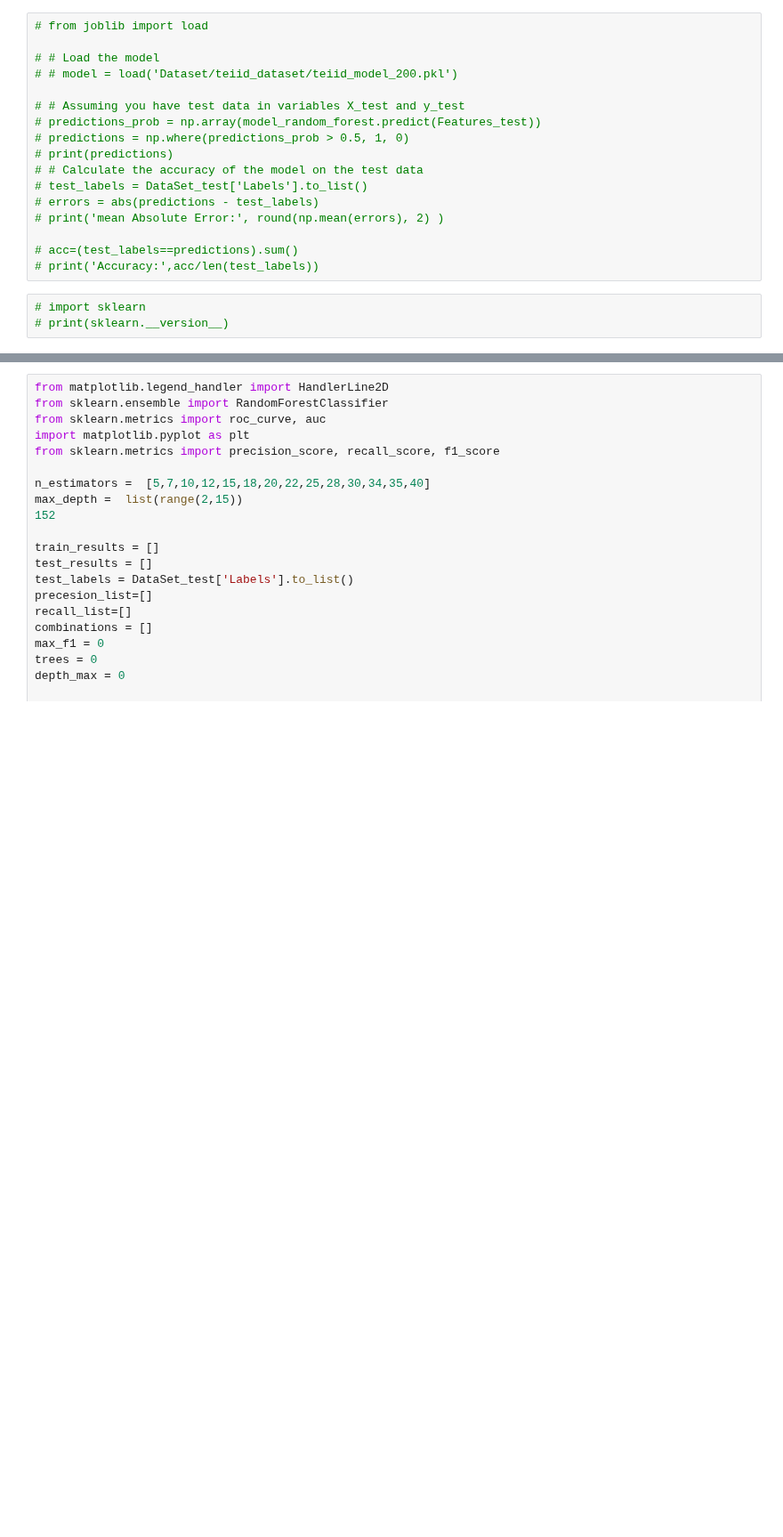
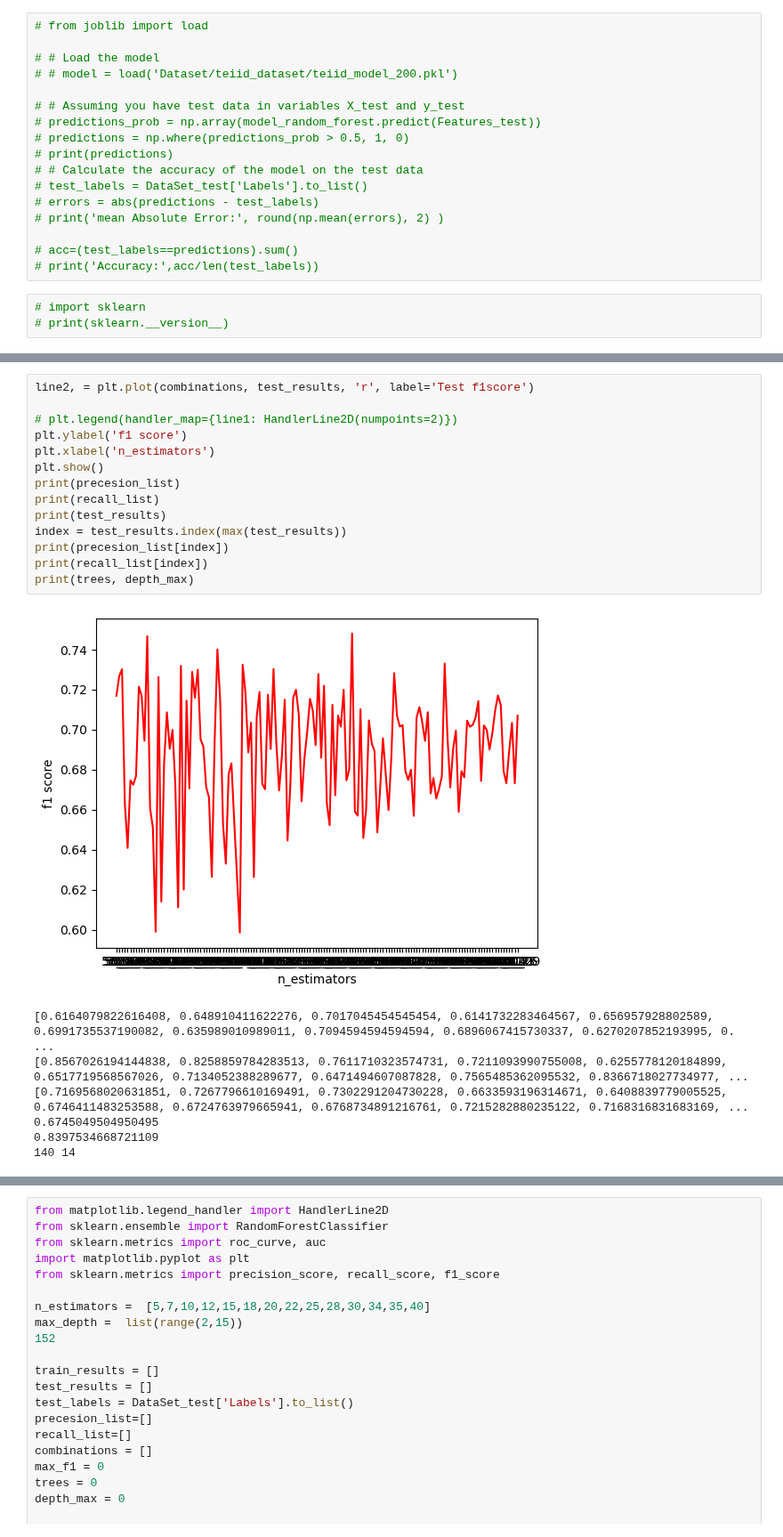
Before and after one commit to sohad-hossam/Intellitest, a Jupyter notebook: MachineLearning.ipynb, the cells around one changed output, grey strips where cells are left out. Shown at 89% size. Saved outputs shown, nothing was run; the diff lists cells and outputs as text; blank space fills up the shorter version.

```diff
--- a/MachineLearning.ipynb
+++ b/MachineLearning.ipynb
@@ -2774,3 +2809,25 @@ print(trees, depth_max)
+# %%
+line2, = plt.plot(combinations, test_results, 'r', label='Test f1score')
+
+# plt.legend(handler_map={line1: HandlerLine2D(numpoints=2)})
+plt.ylabel('f1 score')
+plt.xlabel('n_estimators')
+plt.show()
+print(precesion_list)
+print(recall_list)
+print(test_results)
+index = test_results.index(max(test_results))
+print(precesion_list[index])
+print(recall_list[index])
+print(trees, depth_max)
+# %% [output]
+[figure, added]
+[0.6164079822616408, 0.648910411622276, 0.7017045454545454, 0.6141732283464567, 0.656957928802589, 0.6991735537190082, 0.635989010989011, 0.7094594594594594, 0.6896067415730337, 0.6270207852193995, 0. ...
+[0.8567026194144838, 0.8258859784283513, 0.7611710323574731, 0.7211093990755008, 0.6255778120184899, 0.6517719568567026, 0.7134052388289677, 0.6471494607087828, 0.7565485362095532, 0.8366718027734977, ...
+[0.7169568020631851, 0.7267796610169491, 0.7302291204730228, 0.6633593196314671, 0.6408839779005525, 0.6746411483253588, 0.6724763979665941, 0.6768734891216761, 0.7215282880235122, 0.7168316831683169, ...
+0.6745049504950495
+0.8397534668721109
+140 14
 # %%
 print(precesion_list)
 print(recall_list)
```
Also changed, not shown: parts of 10 cells of this notebook, 1 other file.
